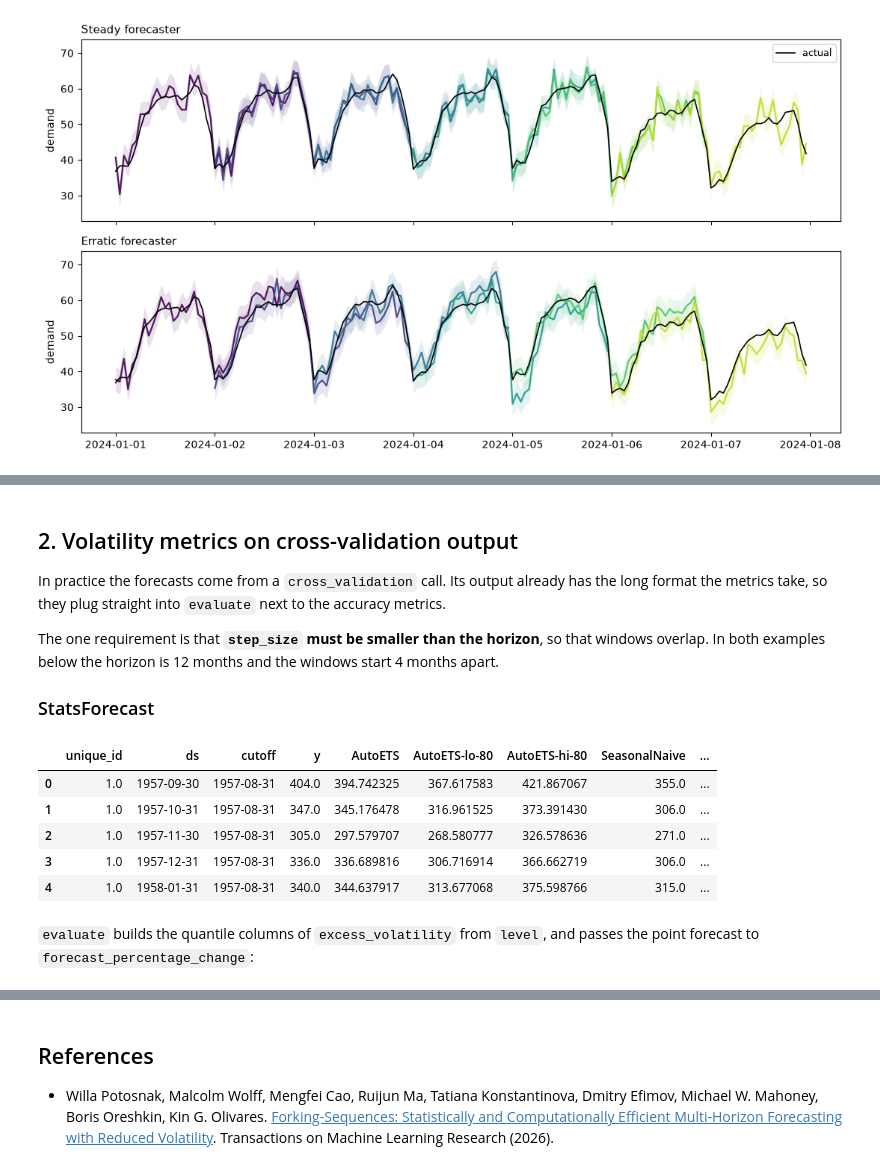
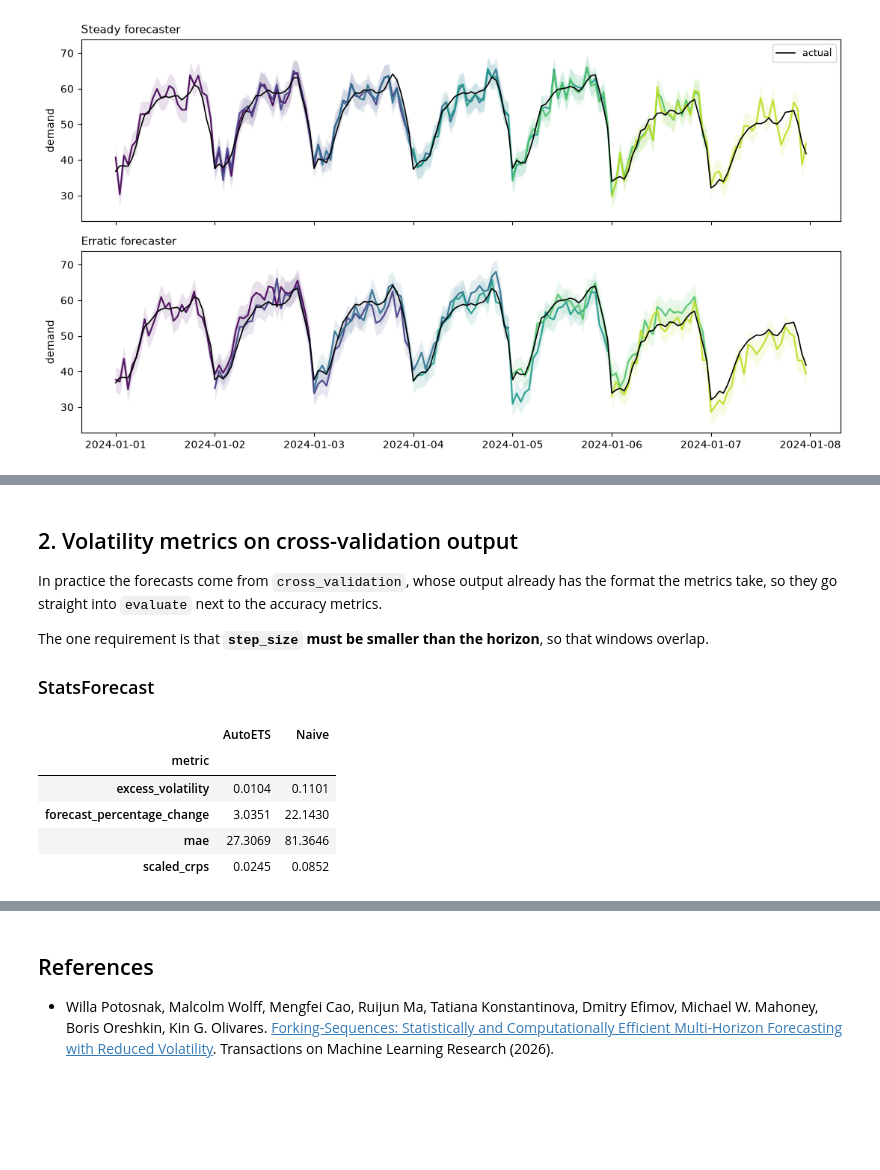
Before and after one commit to Nixtla/utilsforecast, a Jupyter notebook: nbs/docs/tutorials/forecast_volatility.ipynb, the cells around one changed output, grey strips where cells are left out. Drawn from its saved outputs; the diff is of its cells as text; code cells hidden in the pictures; blank space fills up the shorter version.

```diff
--- a/nbs/docs/tutorials/forecast_volatility.ipynb
+++ b/nbs/docs/tutorials/forecast_volatility.ipynb
@@ -252,24 +214,23 @@ excess_volatility(cv_df, models, quantiles).pivot(
 # %% [markdown]
 ## 2. Volatility metrics on cross-validation output
 
-In practice the forecasts come from a `cross_validation` call. Its output already has the long format the metrics take, so they plug straight into `evaluate` next to the accuracy metrics.
+In practice the forecasts come from `cross_validation`, whose output already has the format the metrics take, so they go straight into `evaluate` next to the accuracy metrics.
 
-The one requirement is that **`step_size` must be smaller than the horizon**, so that windows overlap. In both examples below the horizon is 12 months and the windows start 4 months apart.
+The one requirement is that **`step_size` must be smaller than the horizon**, so that windows overlap.
 
 ### StatsForecast
 # %%
-sf = StatsForecast(
-    models=[AutoETS(season_length=12), SeasonalNaive(season_length=12)],
-    freq="ME",
-)
-cv_df = sf.cross_validation(df=AirPassengersDF, h=12, n_windows=8, step_size=4, level=[80])
-cv_df.head()
+sf = StatsForecast(models=[AutoETS(season_length=12), Naive()], freq="ME")
+df = AirPassengersPanel[["unique_id", "ds", "y"]]
+sf_cv_df = sf.cross_validation(df=df, h=12, n_windows=8, step_size=4, level=[80])
+
+metrics = [mae, scaled_crps, excess_volatility, forecast_percentage_change]
+sf_evaluation = evaluate(sf_cv_df, metrics=metrics, level=[80])
+sf_evaluation.groupby("metric").mean(numeric_only=True).round(4)
 # %% [output]
-|  | unique_id | ds | cutoff | y | AutoETS | AutoETS-lo-80 | AutoETS-hi-80 | SeasonalNaive | ... |
-| 0 | 1.0 | 1957-09-30 | 1957-08-31 | 404.0 | 394.742325 | 367.617583 | 421.867067 | 355.0 | ... |
-| 1 | 1.0 | 1957-10-31 | 1957-08-31 | 347.0 | 345.176478 | 316.961525 | 373.391430 | 306.0 | ... |
-| 2 | 1.0 | 1957-11-30 | 1957-08-31 | 305.0 | 297.579707 | 268.580777 | 326.578636 | 271.0 | ... |
-| 3 | 1.0 | 1957-12-31 | 1957-08-31 | 336.0 | 336.689816 | 306.716914 | 366.662719 | 306.0 | ... |
-| 4 | 1.0 | 1958-01-31 | 1957-08-31 | 340.0 | 344.637917 | 313.677068 | 375.598766 | 315.0 | ... |
+|  | AutoETS | Naive |
+| metric |  |  |
+| excess_volatility | 0.0104 | 0.1101 |
+| forecast_percentage_change | 3.0351 | 22.1430 |
+| mae | 27.3069 | 81.3646 |
+| scaled_crps | 0.0245 | 0.0852 |
-# %% [markdown]
-`evaluate` builds the quantile columns of `excess_volatility` from `level`, and passes the point forecast to `forecast_percentage_change`:
```
Also changed, not shown: parts of 30 cells of this notebook.
